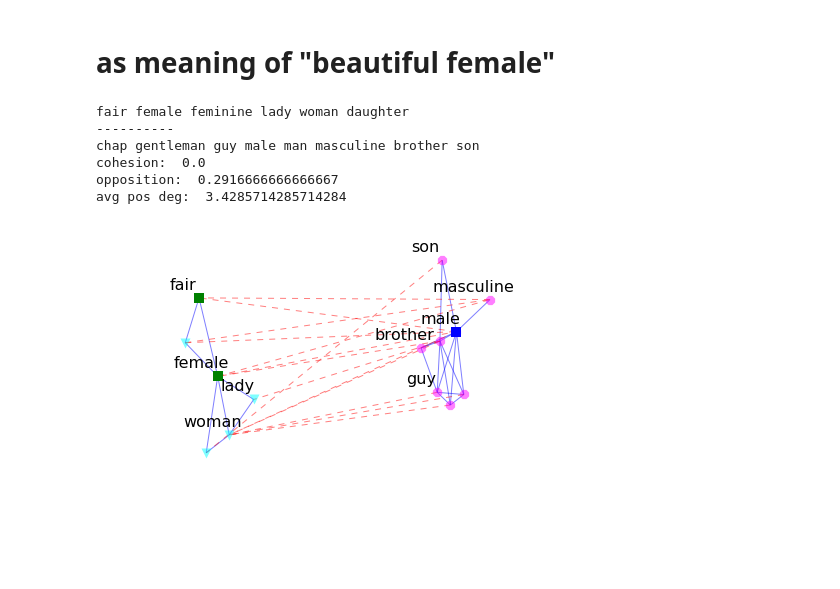
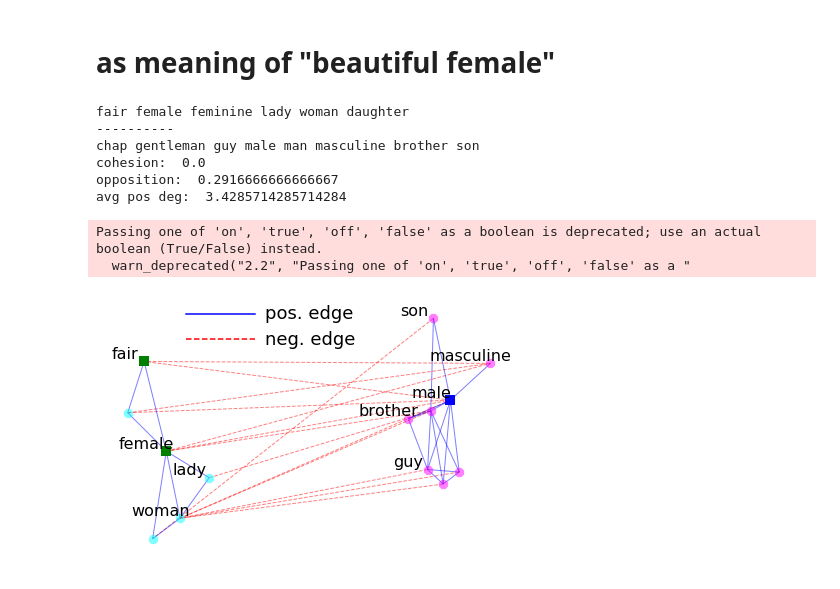
Before and after one commit to xiaohan2012/signed-local-community, a Jupyter notebook: case-study-overlapping-community.ipynb, the cells around one changed output. Drawn from its saved outputs; the diff is of its cells as text; code cells hidden in the pictures; blank space fills up the shorter version.

```diff
--- a/case-study-overlapping-community.ipynb
+++ b/case-study-overlapping-community.ipynb
@@ -158,20 +187,29 @@ avg pos deg:  6.0
 # %%
 random.seed(1234)
 np.random.seed(1234)
 fig, ax = demo(
     ['fair', 'female'], ['male'],
-    label_x_offset=-0.1, label_y_offset=0.03,
+    label_x_offset=-0.1, label_y_offset=0.015,
     C1_to_show=[w2i[w] for w in ('woman', 'lady')],
     C2_to_show=[w2i[w] for w in ('guy', 'brother', 'son', 'masculine')]
 )
 
+l1 = plt.Line2D([-0.7, -0.35], [0.24, 0.24], color='blue', linestyle='-')
+ax.add_artist(l1)
+ax.text(-0.3, 0.23, 'pos. edge', size=18)
+l2 = plt.Line2D([-0.7, -0.35], [0.19, 0.19], color='red', linestyle='dashed')
+ax.add_artist(l2)
+ax.text(-0.3, 0.18, 'neg. edge', size=18)
+
 fig.tight_layout()
 fig.savefig('figs/case-study-overlapping/fair-man.pdf')
 # %% [output]
 fair female feminine lady woman daughter
 ----------
 chap gentleman guy male man masculine brother son
 cohesion:  0.0
 opposition:  0.2916666666666667
 avg pos deg:  3.4285714285714284
+Passing one of 'on', 'true', 'off', 'false' as a boolean is deprecated; use an actual boolean (True/False) instead.
+  warn_deprecated("2.2", "Passing one of 'on', 'true', 'off', 'false' as a "
-[figure, old version]
+[figure, new version]
```
Also changed, not shown: parts of 3 cells of this notebook.
